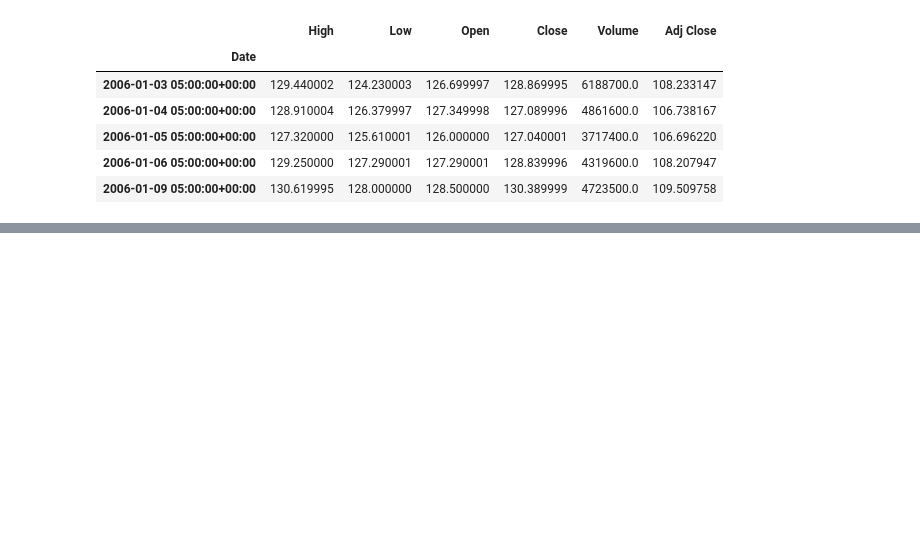
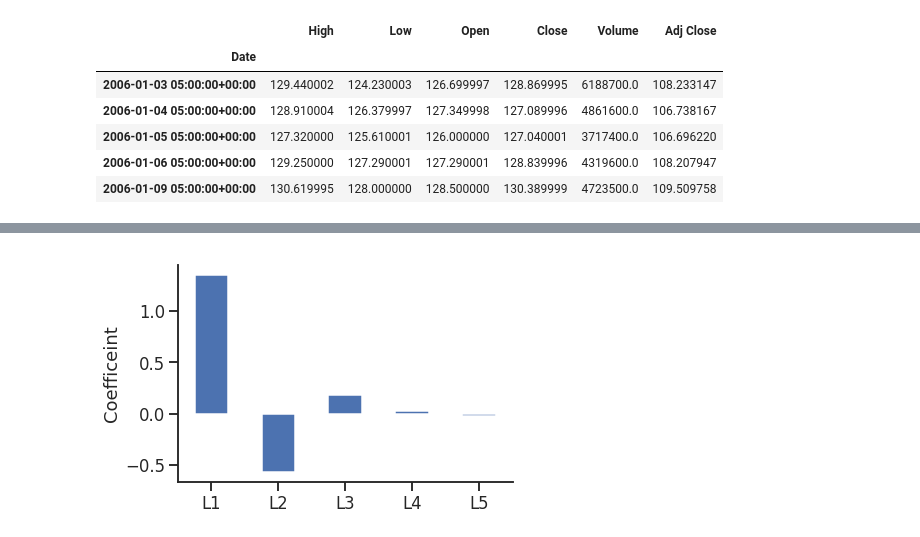
Before and after one commit to millengustavo/time-series-forecasting, a Jupyter notebook: notebooks/pandas-time-series.ipynb, the cells around one changed output, grey strips where cells are left out. Saved outputs shown, nothing was run; the diff lists cells and outputs as text; code cells hidden in the pictures; blank space fills up the shorter version.

```diff
--- a/notebooks/pandas-time-series.ipynb
+++ b/notebooks/pandas-time-series.ipynb
@@ -151,0 +219,5 @@ gs.tz_localize('US/Eastern').tz_convert('UTC').head()
+# %%
+mod_lagged = smf.ols('y ~ trend + L1 + L2 + L3 + L4 + L5',
+                     data=X.assign(trend=np.arange(len(X))))
+res_lagged = mod_lagged.fit()
+res_lagged.summary()
@@ -151,0 +255,6 @@ gs.tz_localize('US/Eastern').tz_convert('UTC').head()
+# %%
+ax = res_lagged.params.drop(['Intercept', 'trend']).plot.bar(rot=0)
+plt.ylabel('Coefficeint')
+sns.despine()
+# %% [output]
+[figure, added]
```
Also changed, not shown: parts of 31 cells of this notebook.
